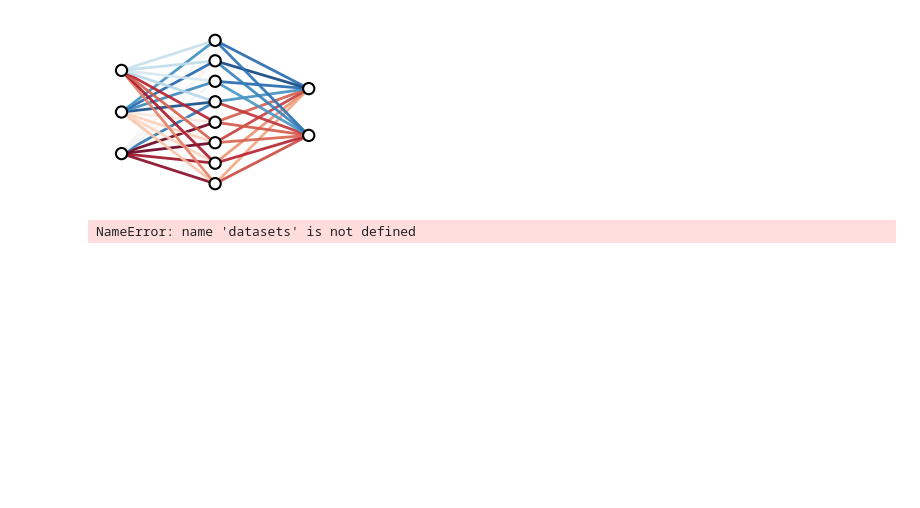
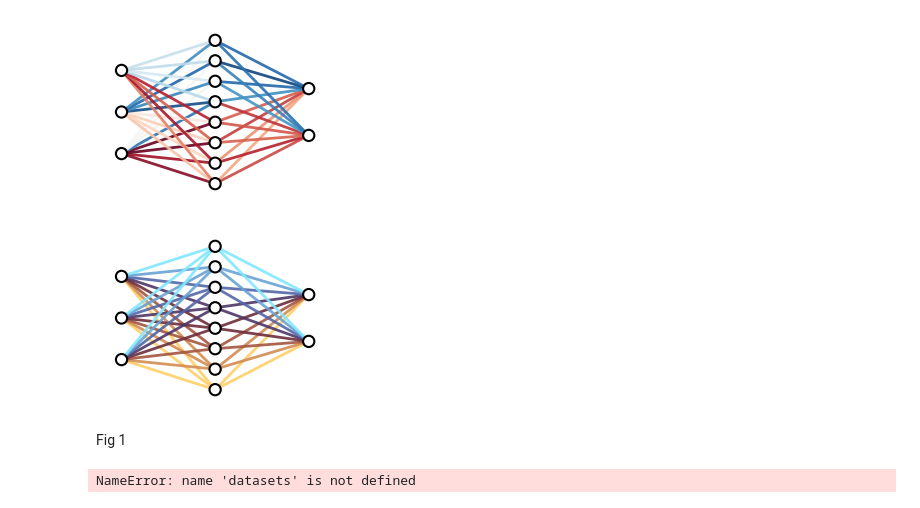
Before and after one commit to WHY-David/moment_compression, a Jupyter notebook: playground.ipynb, the cells around one changed output. Cells and saved outputs as stored; diff of their text form; code cells hidden in the pictures; blank space fills up the shorter version.

```diff
--- a/playground.ipynb
+++ b/playground.ipynb
@@ -173,3 +173,56 @@ plt.savefig('NN_trained.pdf', format='pdf', bbox_inches='tight', pad_inches=0)
 plt.show()
 # %% [output]
 [figure]
+# %%
+# Set random seed for reproducibility
+rng = np.random.default_rng(42)
+
+# Network structure
+layers = [3, 8, 2]
+layer_x = [0, 1, 2]
+neuron_radius = 0.06
+
+# Neuron positions (centralize input/output layers)
+positions = []
+for i, n_neurons in enumerate(layers):
+    if n_neurons == 1:
+        y = np.array([0.])
+    else:
+        a = ((n_neurons - 1) / n_neurons)**2
+        y = np.linspace(-0.5 * a, 0.5 * a, n_neurons) * 2
+    x = np.full_like(y, layer_x[i], dtype=float)
+    positions.append(list(zip(x, y)))
+
+fig, ax = plt.subplots(figsize=(3, 2))
+ax.axis('off')
+ax.set_aspect('equal')
+
+# --- choose a harmonious colormap ---
+cmap = plt.get_cmap('managua')
+hidden_size = layers[1]
+colors = [cmap(i / (hidden_size - 1)) for i in range(hidden_size)]
+
+# --- Draw connections ---
+for j, (x1, y1) in enumerate(positions[1]):  # hidden neurons
+    color = colors[j]
+    # input → hidden
+    for (x0, y0) in positions[0]:
+        ax.plot([x0, x1], [y0, y1], color=color, linewidth=2, alpha=0.9)
+    # hidden → output
+    for (x2, y2) in positions[2]:
+        ax.plot([x1, x2], [y1, y2], color=color, linewidth=2, alpha=0.9)
+
+# --- Draw neurons ---
+for layer in positions:
+    for (x, y) in layer:
+        circle = plt.Circle((x, y), neuron_radius, color='w', ec='k',
+                            linewidth=1.5, zorder=3)
+        ax.add_patch(circle)
+
+plt.tight_layout()
+plt.savefig('NN_grouped.pdf', format='pdf', bbox_inches='tight', pad_inches=0)
+plt.show()
+# %% [output]
+[figure, added]
+# %% [markdown]
+Fig 1
```
Also changed, not shown: parts of 1 cell of this notebook, 56 other files.
